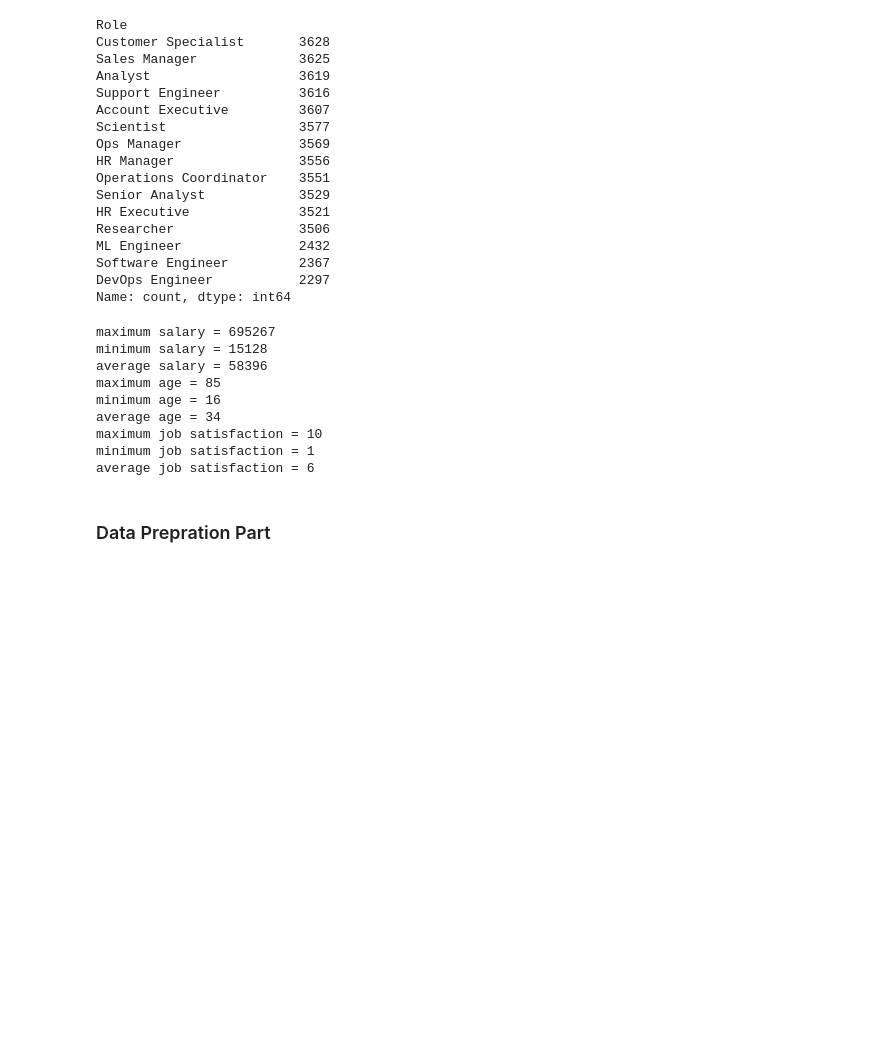
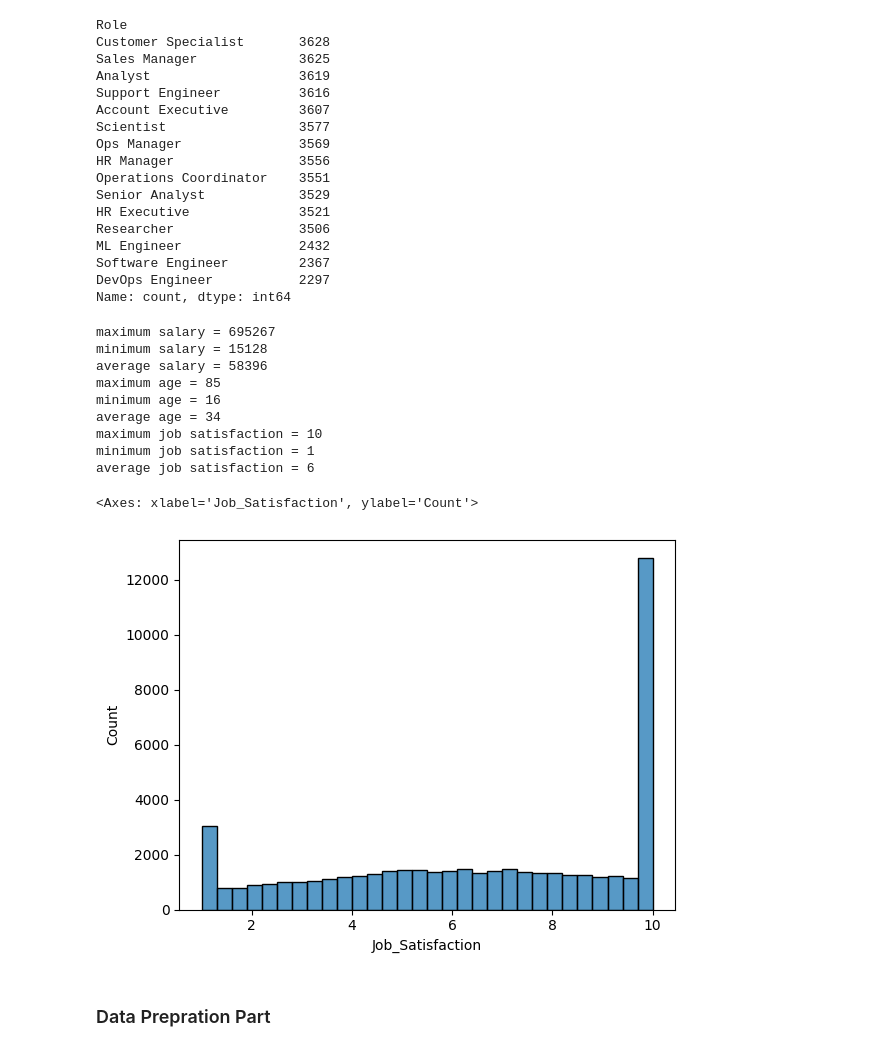
Before and after one commit to moeinforoughi/Employee_Satisfaction_Prediction, a Jupyter notebook: notebook.ipynb, the cells around one changed output. Drawn from its saved outputs; the diff is of its cells as text; code cells hidden in the pictures; blank space fills up the shorter version.

```diff
--- a/notebook.ipynb
+++ b/notebook.ipynb
@@ -149,6 +153,11 @@ average age = 34
 maximum job satisfaction = 10
 minimum job satisfaction = 1
 average job satisfaction = 6
+# %%
+sns.histplot(df.Job_Satisfaction)
+# %% [output]
+<Axes: xlabel='Job_Satisfaction', ylabel='Count'>
+[figure, added]
 # %% [markdown]
 <h3>Data Prepration Part</h3>
 # %%
```
Also changed, not shown: parts of 36 cells of this notebook.
